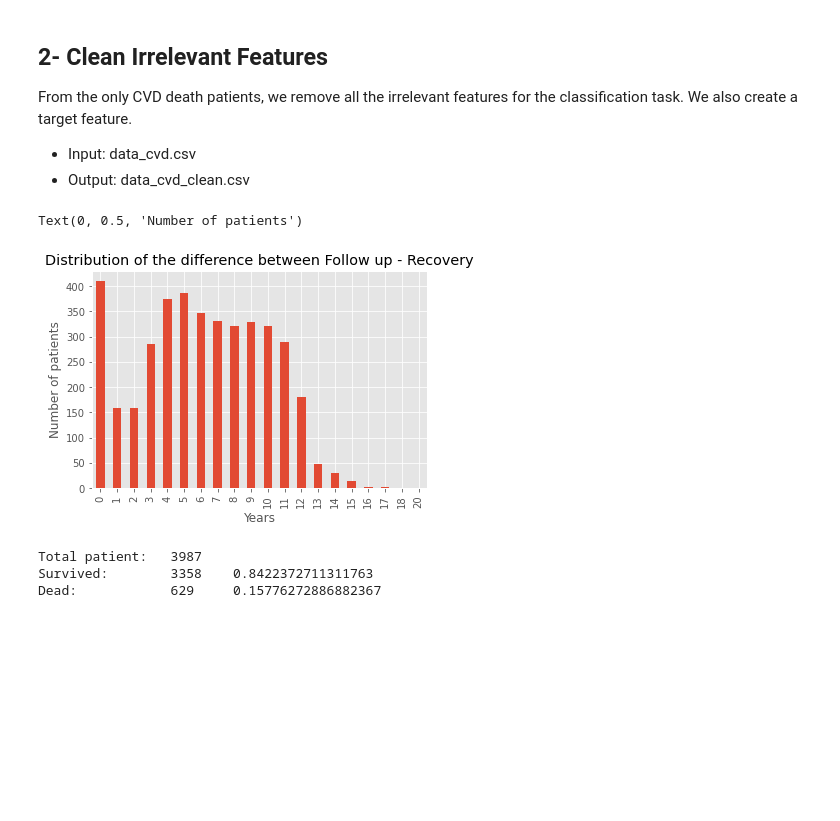
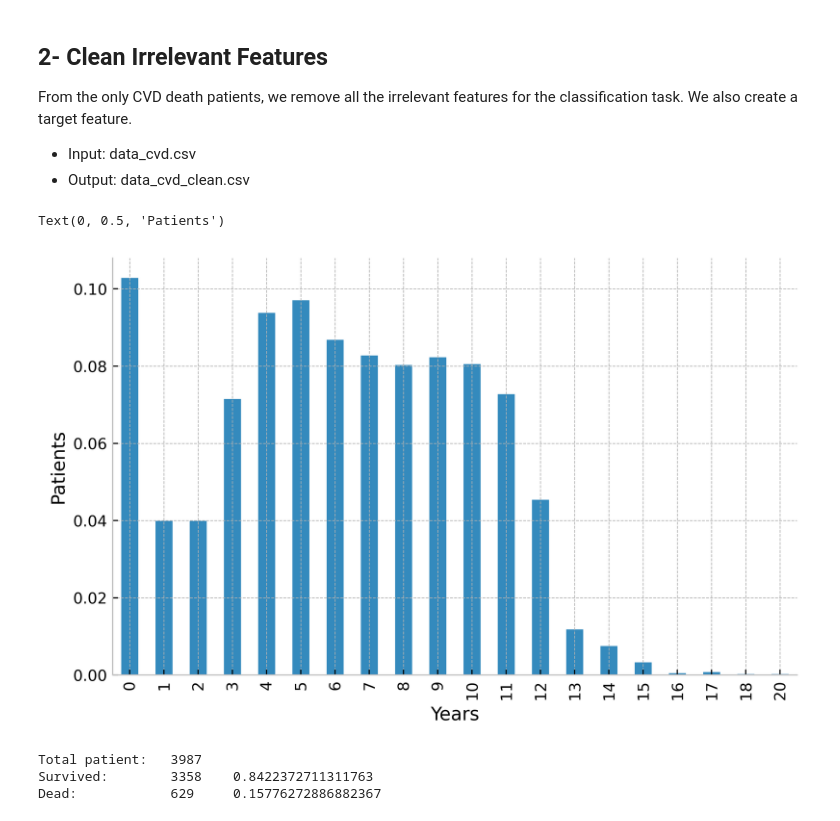
Before and after one commit to orientino/ml4cad, a Jupyter notebook: data_process_cad.ipynb, the cells around one changed output. Saved outputs shown, nothing was run; the diff lists cells and outputs as text; code cells hidden in the pictures; blank space fills up the shorter version.

Commit message:
add figures

```diff
--- a/data_process_cad.ipynb
+++ b/data_process_cad.ipynb
@@ -3,13 +3,31 @@
 Remove all the NON-CVD death patients. Here we take in input the original dataset and output the original dataset with only CVD Death patients:
 - Input: data.csv
 - Output: data_cvd.csv
-# %%
-import pandas as pd
-import numpy as np
-import matplotlib.pyplot as plt
-
-plt.style.use('ggplot')
-%matplotlib inline
+# %%
+import pandas as pd
+import numpy as np
+import matplotlib as mpl
+import matplotlib.pyplot as plt
+
+plt.style.use('bmh')
+mpl.rcParams.update({
+    "grid.linestyle" : "dashed",
+    "axes.facecolor" : "white",
+    "axes.spines.top" : False,
+    "axes.spines.right" : False,
+    "legend.frameon" : False,
+    "figure.figsize" : (8, 5),
+    "figure.dpi" : 500,
+
+    # saving settings for latex
+    # https://timodenk.com/blog/exporting-matplotlib-plots-to-latex/
+    # "pgf.texsystem": "pdflatex",
+    # "font.family": "serif",
+    # "text.usetex": True,
+    # "pgf.rcfonts": False,
+    })
+
+%matplotlib inline
 # %%
 # load data
 df = pd.read_csv("./data/cad/data.csv", index_col=0, decimal='.')
@@ -52,14 +70,15 @@ df_cvd["Follow Up Data"] = pd.to_datetime(df_cvd["Follow Up Data"])
 df_cvd["Data prelievo"] = pd.to_datetime(df_cvd["Data prelievo"])
 # %%
 # compute difference between dates: follow up and admission
+figure = plt.figure(dpi=500)
 df_diff = (df_cvd["Follow Up Data"] - df_cvd["Data prelievo"]).map(lambda x: x.days // 365)
-df_diff.value_counts().sort_index().plot(kind='bar')
-plt.title("Distribution of the difference between Follow up - Recovery")
+df_diff.value_counts(normalize=True).sort_index().plot(kind='bar', figsize=(8,5), ax=plt.gca())
+# plt.title("Distribution of the difference between Follow up - Recovery")
 plt.xlabel("Years")
-plt.ylabel("Number of patients")
+plt.ylabel("Patients")
 # %% [output]
-Text(0, 0.5, 'Number of patients')
+Text(0, 0.5, 'Patients')
-[figure, old version]
+[figure, new version]
 # %%
 # complete vessels feature, if CAD == 0 then Vessels can be set to 0, otherwise we don't know the Vessels
 for i in df_cvd.index:
```
Also changed, not shown: parts of 2 cells of this notebook, 16 other files.
